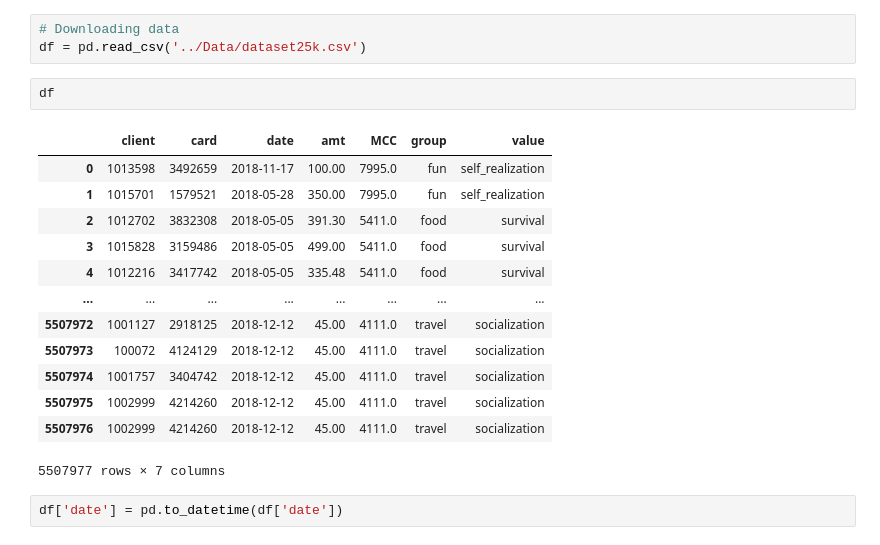
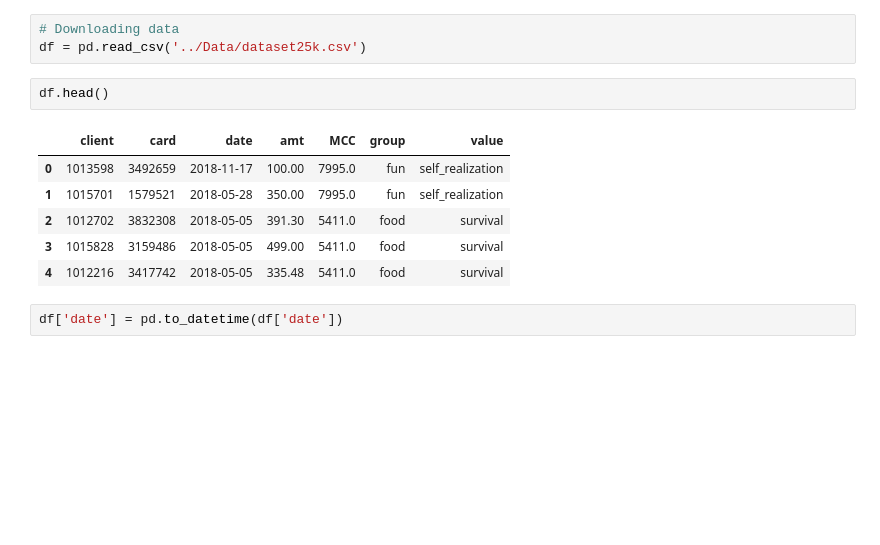
Before and after one commit to AnnCherk/Study-of-the-relationship-between-individual-consumer-behavior-and-macroeconomic-trends, a Jupyter notebook: modeling_2nd_dataset.ipynb, the cells around one changed output. Drawn from its saved outputs; the diff is of its cells as text; blank space fills up the shorter version.

```diff
--- a/modeling_2nd_dataset.ipynb
+++ b/modeling_2nd_dataset.ipynb
@@ -31,21 +49,14 @@ selected_dataset = 'dataset_2'
 # Downloading data
 df = pd.read_csv('../Data/dataset25k.csv')
 # %%
-df
+df.head()
 # %% [output]
 |  | client | card | date | amt | MCC | group | value |
 | 0 | 1013598 | 3492659 | 2018-11-17 | 100.00 | 7995.0 | fun | self_realization |
 | 1 | 1015701 | 1579521 | 2018-05-28 | 350.00 | 7995.0 | fun | self_realization |
 | 2 | 1012702 | 3832308 | 2018-05-05 | 391.30 | 5411.0 | food | survival |
 | 3 | 1015828 | 3159486 | 2018-05-05 | 499.00 | 5411.0 | food | survival |
 | 4 | 1012216 | 3417742 | 2018-05-05 | 335.48 | 5411.0 | food | survival |
-| ... | ... | ... | ... | ... | ... | ... | ... |
-| 5507972 | 1001127 | 2918125 | 2018-12-12 | 45.00 | 4111.0 | travel | socialization |
-| 5507973 | 100072 | 4124129 | 2018-12-12 | 45.00 | 4111.0 | travel | socialization |
-| 5507974 | 1001757 | 3404742 | 2018-12-12 | 45.00 | 4111.0 | travel | socialization |
-| 5507975 | 1002999 | 4214260 | 2018-12-12 | 45.00 | 4111.0 | travel | socialization |
-| 5507976 | 1002999 | 4214260 | 2018-12-12 | 45.00 | 4111.0 | travel | socialization |
-5507977 rows × 7 columns
 # %%
 df['date'] = pd.to_datetime(df['date'])
 # %%
```
Also changed, not shown: parts of 1 cell of this notebook, 4 other files.
